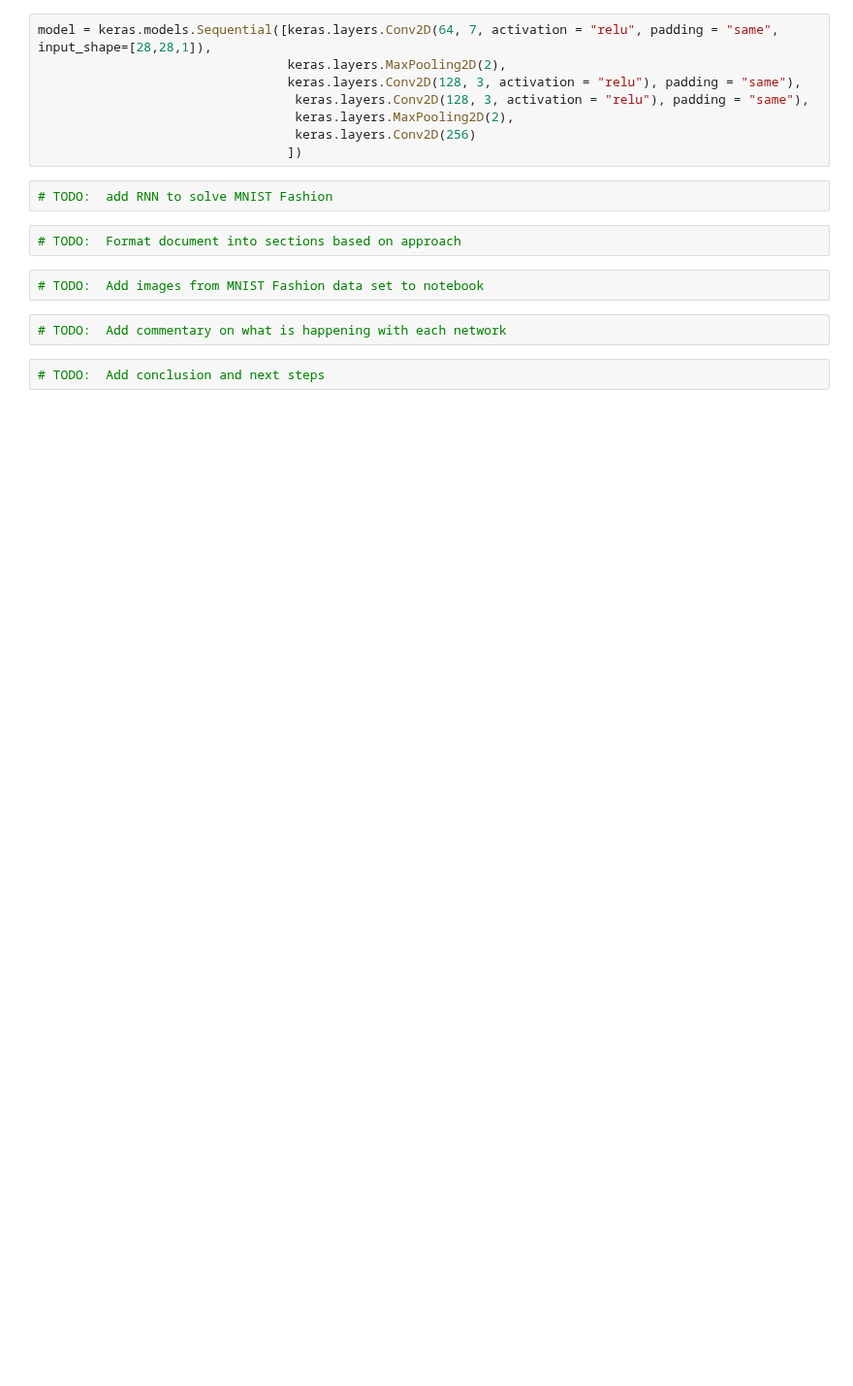
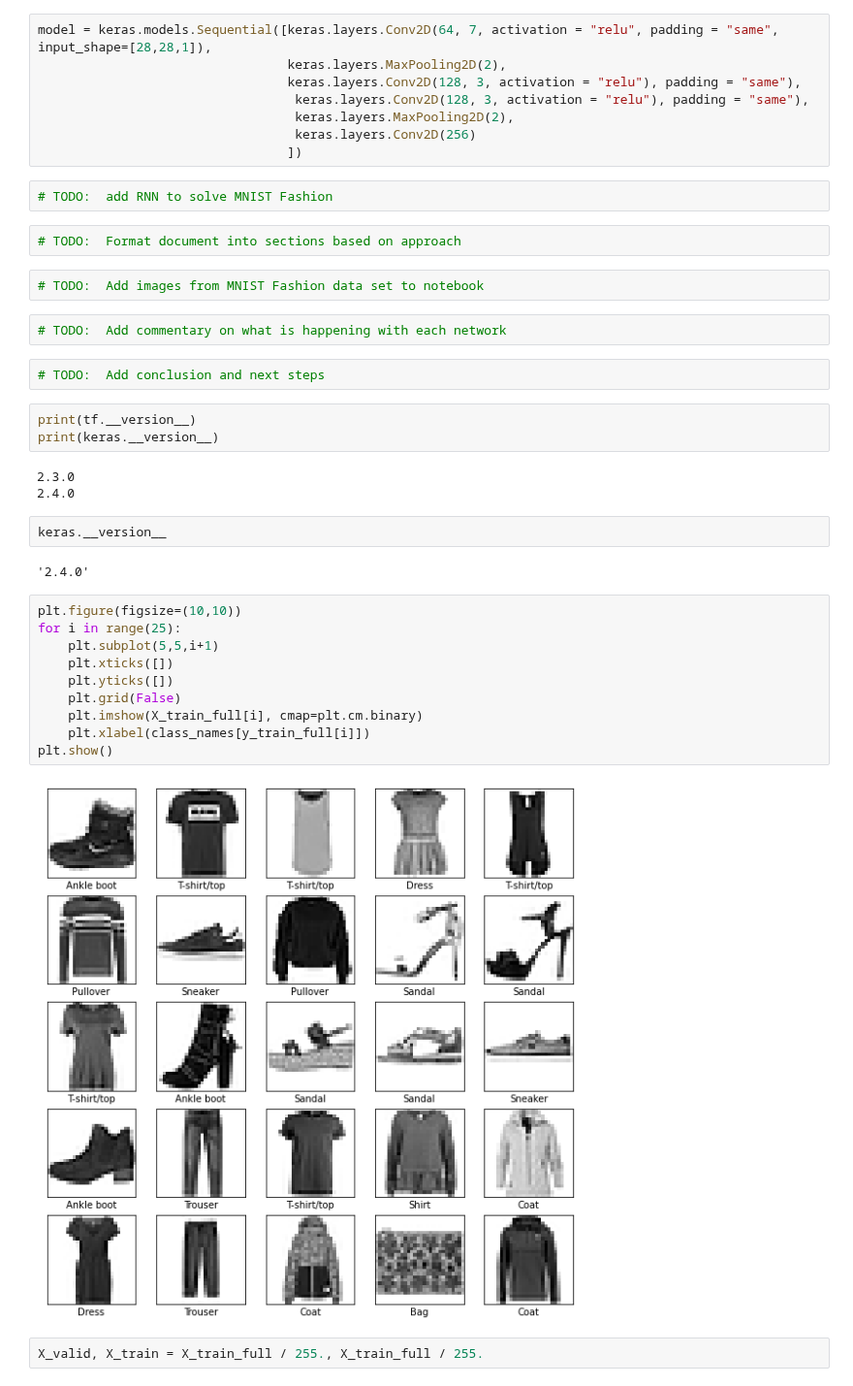
Before and after one commit to sandy-lee/mnist_neural_net, a Jupyter notebook: src/mnist_neural_net.ipynb, the cells around one changed output. Shown at 97% size. Saved outputs shown, nothing was run; the diff lists cells and outputs as text; blank space fills up the shorter version.

Commit message:
added dataset images

```diff
--- a/src/mnist_neural_net.ipynb
+++ b/src/mnist_neural_net.ipynb
@@ -109,3 +108,27 @@ model = keras.models.Sequential([keras.layers.Conv2D(64, 7, activation = "relu",
 # TODO:  Add commentary on what is happening with each network
 # %%
 # TODO:  Add conclusion and next steps
+# %%
+print(tf.__version__)
+print(keras.__version__)
+# %% [output]
+2.3.0
+2.4.0
+# %%
+keras.__version__
+# %% [output]
+'2.4.0'
+# %%
+plt.figure(figsize=(10,10))
+for i in range(25):
+    plt.subplot(5,5,i+1)
+    plt.xticks([])
+    plt.yticks([])
+    plt.grid(False)
+    plt.imshow(X_train_full[i], cmap=plt.cm.binary)
+    plt.xlabel(class_names[y_train_full[i]])
+plt.show()
+# %% [output]
+[figure, added]
+# %%
+X_valid, X_train = X_train_full / 255., X_train_full / 255.
```
Also changed, not shown: parts of 5 cells of this notebook.
